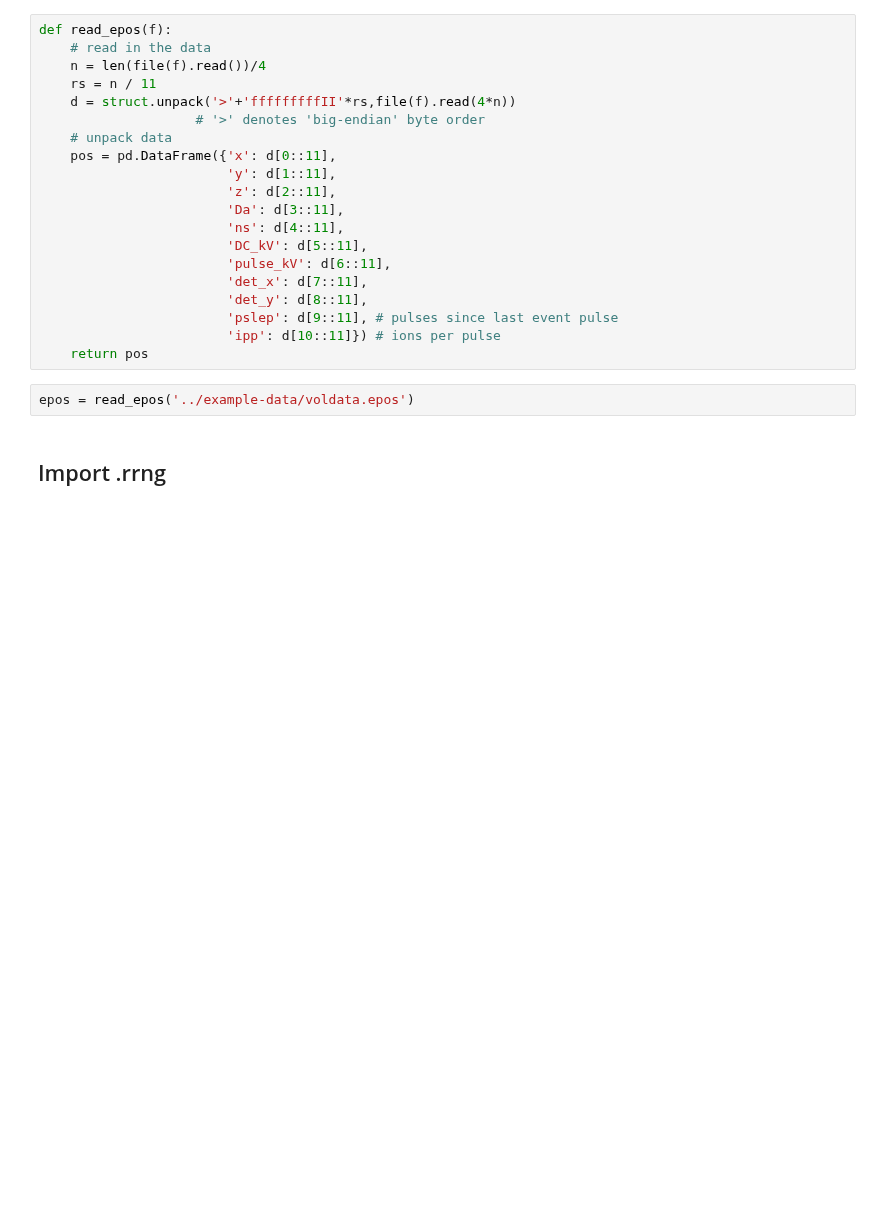
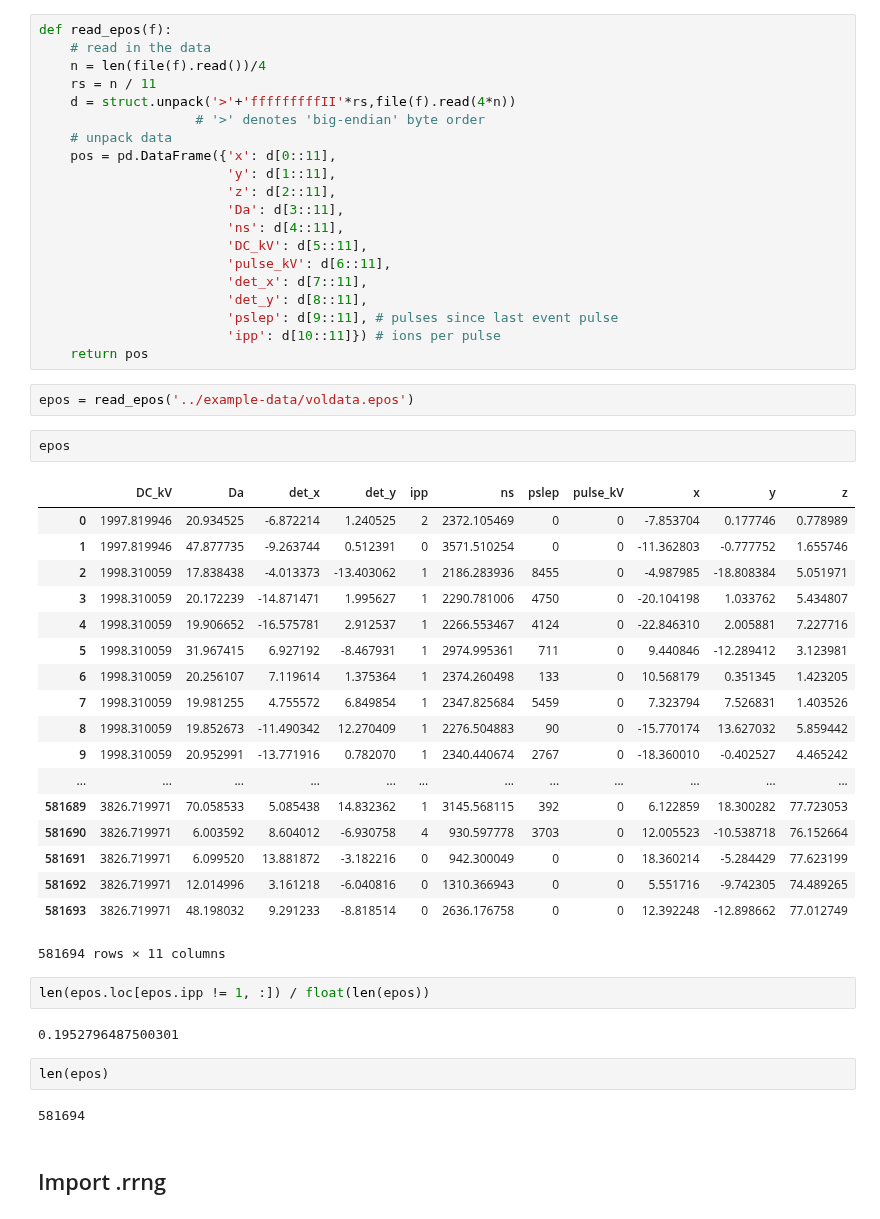
Before and after one commit to oscarbranson/apt-tools, a Jupyter notebook: notebooks/Data Import.ipynb, the cells around one changed output. Cells and saved outputs as stored; diff of their text form; blank space fills up the shorter version.

```diff
--- a/notebooks/Data Import.ipynb
+++ b/notebooks/Data Import.ipynb
@@ -49,6 +49,35 @@ def read_epos(f):
     return pos
 # %%
 epos = read_epos('../example-data/voldata.epos')
+# %%
+epos
+# %% [output]
+|  | DC_kV | Da | det_x | det_y | ipp | ns | pslep | pulse_kV | x | y | z |
+| 0 | 1997.819946 | 20.934525 | -6.872214 | 1.240525 | 2 | 2372.105469 | 0 | 0 | -7.853704 | 0.177746 | 0.778989 |
+| 1 | 1997.819946 | 47.877735 | -9.263744 | 0.512391 | 0 | 3571.510254 | 0 | 0 | -11.362803 | -0.777752 | 1.655746 |
+| 2 | 1998.310059 | 17.838438 | -4.013373 | -13.403062 | 1 | 2186.283936 | 8455 | 0 | -4.987985 | -18.808384 | 5.051971 |
+| 3 | 1998.310059 | 20.172239 | -14.871471 | 1.995627 | 1 | 2290.781006 | 4750 | 0 | -20.104198 | 1.033762 | 5.434807 |
+| 4 | 1998.310059 | 19.906652 | -16.575781 | 2.912537 | 1 | 2266.553467 | 4124 | 0 | -22.846310 | 2.005881 | 7.227716 |
+| 5 | 1998.310059 | 31.967415 | 6.927192 | -8.467931 | 1 | 2974.995361 | 711 | 0 | 9.440846 | -12.289412 | 3.123981 |
+| 6 | 1998.310059 | 20.256107 | 7.119614 | 1.375364 | 1 | 2374.260498 | 133 | 0 | 10.568179 | 0.351345 | 1.423205 |
+| 7 | 1998.310059 | 19.981255 | 4.755572 | 6.849854 | 1 | 2347.825684 | 5459 | 0 | 7.323794 | 7.526831 | 1.403526 |
+| 8 | 1998.310059 | 19.852673 | -11.490342 | 12.270409 | 1 | 2276.504883 | 90 | 0 | -15.770174 | 13.627032 | 5.859442 |
+| 9 | 1998.310059 | 20.952991 | -13.771916 | 0.782070 | 1 | 2340.440674 | 2767 | 0 | -18.360010 | -0.402527 | 4.465242 |
+| ... | ... | ... | ... | ... | ... | ... | ... | ... | ... | ... | ... |
+| 581689 | 3826.719971 | 70.058533 | 5.085438 | 14.832362 | 1 | 3145.568115 | 392 | 0 | 6.122859 | 18.300282 | 77.723053 |
+| 581690 | 3826.719971 | 6.003592 | 8.604012 | -6.930758 | 4 | 930.597778 | 3703 | 0 | 12.005523 | -10.538718 | 76.152664 |
+| 581691 | 3826.719971 | 6.099520 | 13.881872 | -3.182216 | 0 | 942.300049 | 0 | 0 | 18.360214 | -5.284429 | 77.623199 |
+| 581692 | 3826.719971 | 12.014996 | 3.161218 | -6.040816 | 0 | 1310.366943 | 0 | 0 | 5.551716 | -9.742305 | 74.489265 |
+| 581693 | 3826.719971 | 48.198032 | 9.291233 | -8.818514 | 0 | 2636.176758 | 0 | 0 | 12.392248 | -12.898662 | 77.012749 |
+581694 rows × 11 columns
+# %%
+len(epos.loc[epos.ipp != 1, :]) / float(len(epos))
+# %% [output]
+0.1952796487500301
+# %%
+len(epos)
+# %% [output]
+581694
 # %% [markdown]
 ## Import .rrng
 # %%
```
Also changed, not shown: parts of 1 cell of this notebook, 4 other files.
